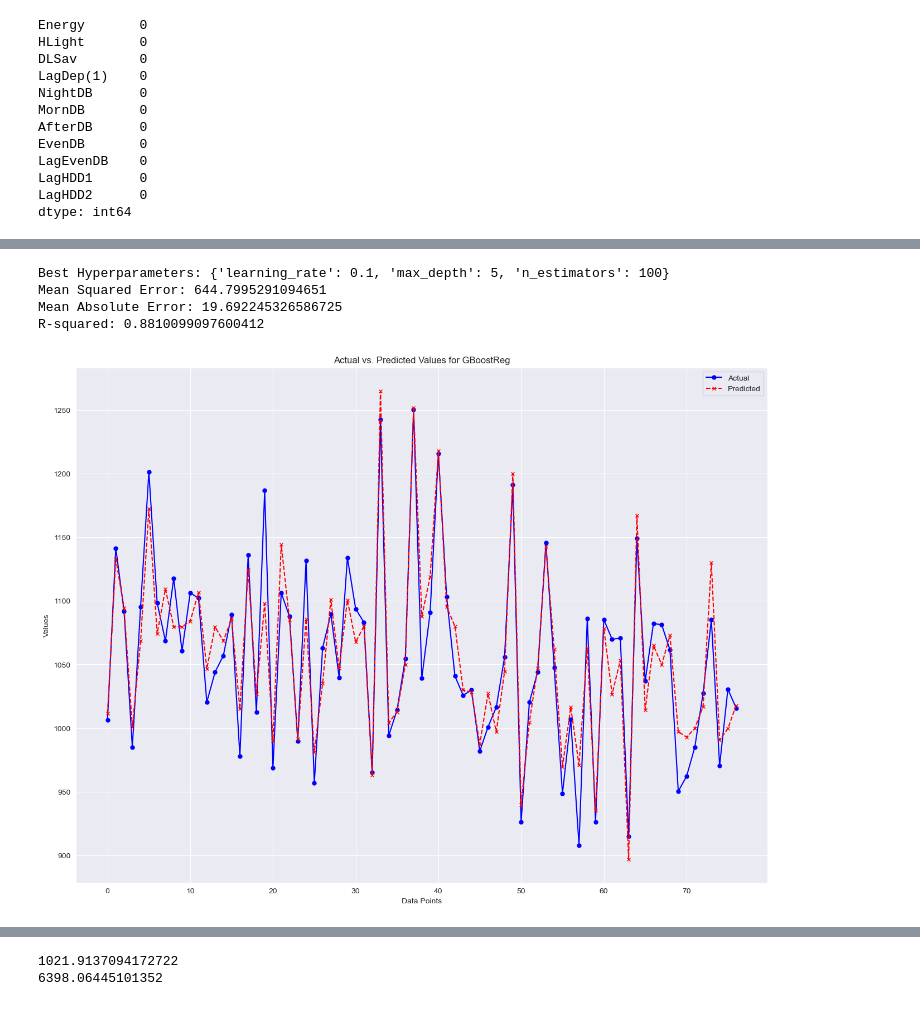
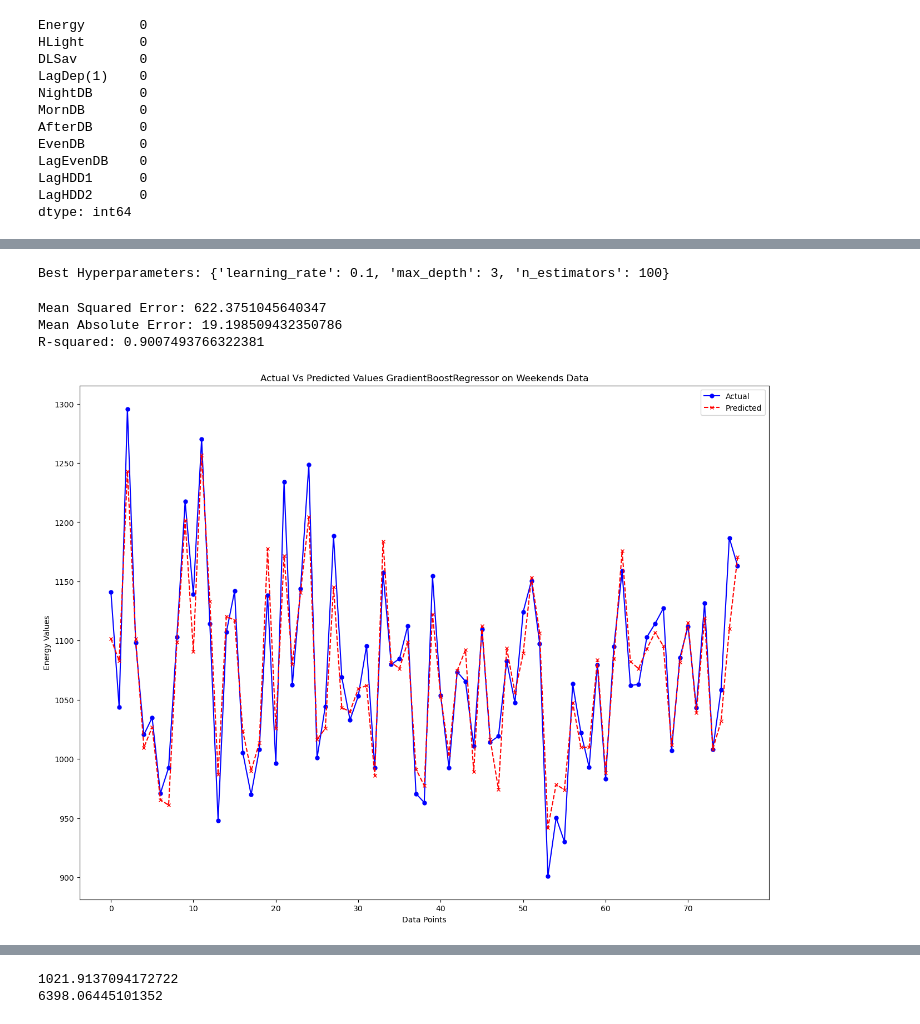
Before and after one commit to saraNgolestani/AESO, a Jupyter notebook: Demo.ipynb, the cells around one changed output, grey strips where cells are left out. Drawn from its saved outputs; the diff is of its cells as text; code cells hidden in the pictures.

```diff
--- a/Demo.ipynb
+++ b/Demo.ipynb
@@ -306,0 +185,2 @@ See the caveats in the documentation: https://pandas.pydata.org/pandas-docs/stab
+# %%
+filtered_wend_df = high_corr(wend_df, 0.4)
@@ -341,3 +207,5 @@ wend_x
+# %%
+wend_x, wend_y = in_out_array(filtered_wend_df)
 # %%
 wend_x_train, wend_x_test, wend_y_train, wend_y_test = train_test_split(wend_x, wend_y, test_size=0.1)
 # %%
@@ -347,52 +215,20 @@ param_grid = {
     'learning_rate': [0.01, 0.1, 0.5],
     'max_depth': [3, 4, 5]
 }
-
 # Create the Gradient Boosting Regressor model
-model = GradientBoostingRegressor(random_state=42)
-
-# Create GridSearchCV with cross-validation
-grid_search = GridSearchCV(model, param_grid, cv=5, scoring='neg_mean_squared_error', n_jobs=-1)
-
-# Fit the grid search to the training data
-grid_search.fit(wend_x_train, wend_y_train)
-
-# Get the best hyperparameters
-best_params = grid_search.best_params_
-print("Best Hyperparameters:", best_params)
-
-# Get the best model
-best_model = grid_search.best_estimator_
-
-# Make predictions with the best model
-y_pred = best_model.predict(wend_x_test)
-
-# Evaluate the best model
-mse = mean_squared_error(wend_y_test, y_pred)
-mae = mean_absolute_error(wend_y_test, y_pred)
-r2 = r2_score(wend_y_test, y_pred)
-
-print("Mean Squared Error:", mse)
-print("Mean Absolute Error:", mae)
-print("R-squared:", r2)
+init_model = GradientBoostingRegressor(random_state=42)
+model = train(param_grid, init_model, wend_x_train, wend_y_train)
 # %% [output]
-Best Hyperparameters: {'learning_rate': 0.1, 'max_depth': 5, 'n_estimators': 100}
-Mean Squared Error: 644.7995291094651
-Mean Absolute Error: 19.692245326586725
-R-squared: 0.8810099097600412
+Best Hyperparameters: {'learning_rate': 0.1, 'max_depth': 3, 'n_estimators': 100}
-# %%
-# Assuming y_pred and y_test are your predicted and actual values, you can create a DataFrame for the plot.
-# Create a line plot to visualize the actual and predicted values in one dimension
-plt.figure(figsize=(16, 12))
-x = np.arange(len(wend_y_test))  # Create an array of indices
-plt.plot(x, wend_y_test, label='Actual', color='blue', marker='o', linestyle='-', markersize=5)
-plt.plot(x, y_pred, label='Predicted', color='red', marker='x', linestyle='--', markersize=5)
-plt.xlabel('Data Points')
-plt.ylabel('Values')
-plt.title('Actual vs. Predicted Values for GBoostReg')
-plt.legend()
-plt.show()
-# %% [output]
-[figure, removed]
+# %%
+wend_y_pred = predict(model, wend_x_test, wend_y_test)
+# %% [output]
+Mean Squared Error: 622.3751045640347
+Mean Absolute Error: 19.198509432350786
+R-squared: 0.9007493766322381
+# %%
+plot(wend_y_pred, wend_y_test, (16, 12), 'Data Points', 'Energy Values', 'Actual Vs Predicted Values GradientBoostRegressor on Weekends Data')
+# %% [output]
+[figure, added]
 # %%
 wend_cov_df = init_df[((init_df['Saturday'] == 1) & (init_df['COVID19'] >= 0.01))| ((init_df['Sunday'] == 1)& (init_df['COVID19'] >= 0.01)) | ((init_df['Sun_Hol'] == 1) & (init_df['COVID19'] >= 0.01))]
```
Also changed, not shown: parts of 52 cells of this notebook, 3 other files.
